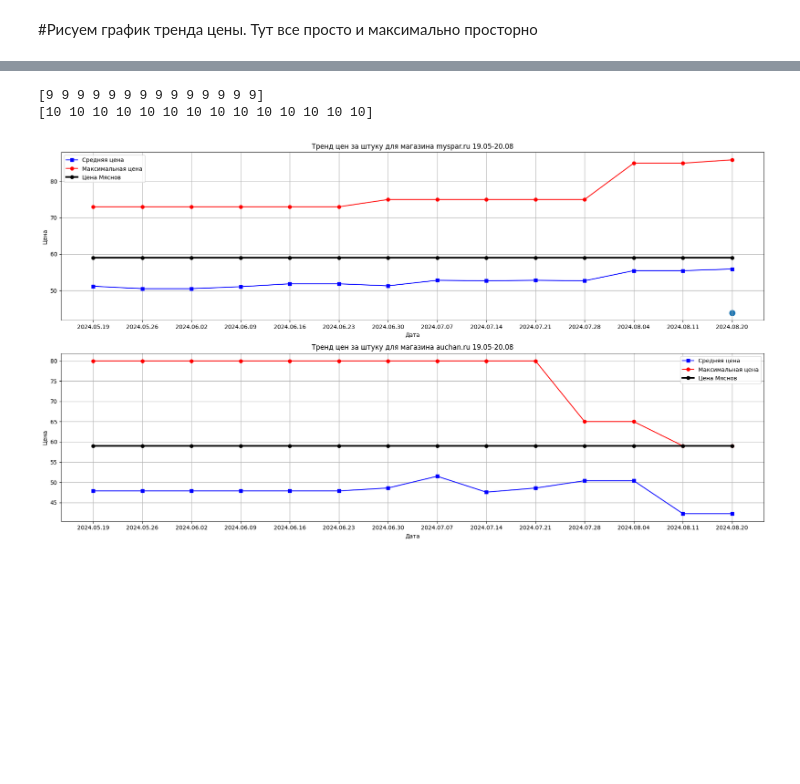
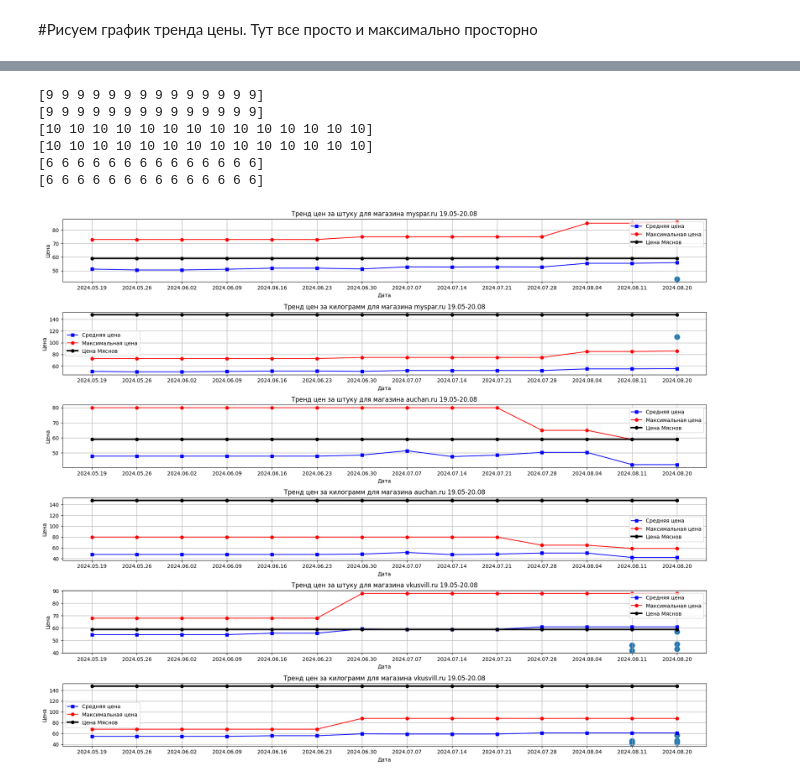
Before and after one commit to IvanNN19/Myasnov_product-_analysis, a Jupyter notebook: Мяснов_прод.ipynb, the cells around one changed output, grey strips where cells are left out. Saved outputs shown, nothing was run; the diff lists cells and outputs as text; code cells hidden in the pictures; blank space fills up the shorter version.

```diff
--- a/Мяснов_прод.ipynb
+++ b/Мяснов_прод.ipynb
@@ -186,51 +207,74 @@ result_df = result_df.sort_values(by = ['дата'], ascending=[True])
 # %%
 #Делаем матрички резов для каждого магазина & graf Новая визуализация
-fig, axes = plt.subplots(nrows=len(store_array) * 1, ncols=1, figsize=(18, len(store_array) * 5))
+fig, axes = plt.subplots(nrows=len(store_array) * 2, ncols=1, figsize=(18, len(store_array) * 5))
 i = 0
 for store in store_array:
   #Делаем матрички резов
   ndf = result_df.groupby(['маркет', 'дата']).agg({'цена' : ['max', 'mean', 'count']})
-  myasnov_df = result_df.groupby(['маркет', 'дата']).agg({'SKU-Продукты/Цена77' : ['mean']})
+  store_a_df = ndf.loc[store]
 
-  store_a_df = ndf.loc[store]
-  myasnov_price = myasnov_df.loc[store]['SKU-Продукты/Цена77']['mean'].to_numpy()
-
-  # Создание матрицы для цены за штуку n x m (n = количество записей, m = 3 столбца: Дата, Средняя цена, Максимальная цена)
   mean_prices = store_a_df['цена']['mean'].to_numpy()
   max_prices = store_a_df['цена']['max'].to_numpy()
   count_prices = store_a_df['цена']['count'].to_numpy()
 
-  matrix = np.empty((len(dates), 3), dtype=object)
-  matrix[:, 0] = dates
-  matrix[:, 1] = mean_prices
-  matrix[:, 2] = max_prices
 
-  # Извлекаем данные из матрицы_за штуку
-  dates = matrix[:, 0]  # Столбец с датами
-  mean_prices = matrix[:, 1].astype(float)  # Столбец со средними ценами (преобразуем в float)
-  max_prices = matrix[:, 2].astype(float)   # Столбец с максимальными ценами (преобразуем в float)
+  if reg_array[0] == 'nizhny_novgorod':
+    myasnov_df = result_df.groupby(['маркет', 'дата']).agg({'SKU-Продукты/Цена52' : ['mean']})
+    myasnov_price = myasnov_df.loc[store]['SKU-Продукты/Цена52']['mean'].to_numpy()
+  else:
+    myasnov_df = result_df.groupby(['маркет', 'дата']).agg({'SKU-Продукты/Цена77' : ['mean']})
+    myasnov_price = myasnov_df.loc[store]['SKU-Продукты/Цена77']['mean'].to_numpy()
 
 # Первый график: Цена на товар shtuka
   axes[i].plot(dates, mean_prices, marker='s', label='Средняя цена', color='blue')
   axes[i].plot(dates, max_prices, marker='o', label='Максимальная цена', color='red')
   axes[i].plot(dates, myasnov_price, marker='o', label='Цена Мяснов', linewidth= 3, color='black')
   axes[i].scatter(bad_result_df[bad_result_df['маркет'] == store]['дата'], bad_result_df[bad_result_df['маркет'] == store]['цена'], linewidth= 5)
 
   print(count_prices)
   # Настройки графика
   axes[i].set_title('Тренд цен за штуку для магазина %s 19.05-20.08' %store)
   axes[i].set_ylabel('Цена')
   axes[i].set_xlabel('Дата')
   axes[i].grid(True)
   axes[i].legend()
 
-  # i+=2
-  i+=1
+  #второй график, КГ
+  kg_new_df = result_df.groupby(['маркет', 'дата']).agg({'цена' : ['max', 'mean']})
+  store_kg_new_df = kg_new_df.loc[store]
+  mean__kg_prices = store_kg_new_df['цена']['mean'].to_numpy()
+  max_kg_prices = store_kg_new_df['цена']['max'].to_numpy()
+
+  if reg_array[0] == 'nizhny_novgorod':
+    myasnov_df_kg = result_df.groupby(['маркет', 'дата']).agg({'SKU-Продукты/Цена За КГ_Л 52' : ['mean']})
+    myasnov_kg_price = myasnov_df_kg.loc[store]['SKU-Продукты/Цена За КГ_Л 52']['mean'].to_numpy()
+  else:
+    myasnov_df_kg = result_df.groupby(['маркет', 'дата']).agg({'SKU-Продукты/Цена За КГ_Л 77' : ['mean']})
+    myasnov_kg_price = myasnov_df_kg.loc[store]['SKU-Продукты/Цена За КГ_Л 77']['mean'].to_numpy()
+
+  axes[i+1].plot(dates, mean__kg_prices, marker='s', label='Средняя цена', color='blue')
+  axes[i+1].plot(dates, max_kg_prices, marker='o', label='Максимальная цена', color='red')
+  axes[i+1].plot(dates, myasnov_kg_price, marker='o', label='Цена Мяснов', linewidth= 3, color='black')
+  axes[i+1].scatter(bad_result_df[bad_result_df['маркет'] == store]['дата'], bad_result_df[bad_result_df['маркет'] == store]['цена_Кг_л'], linewidth= 5)
+
+  print(count_prices)
+  # Настройки графика
+  axes[i+1].set_title('Тренд цен за %s для магазина %s 19.05-20.08' %(mas[nino-1], store))
+  axes[i+1].set_ylabel('Цена')
+  axes[i+1].set_xlabel('Дата')
+  axes[i+1].grid(True)
+  axes[i+1].legend()
+
+  i+=2
 
 # Показать график
 plt.tight_layout()
 plt.show()
 # %% [output]
+[9 9 9 9 9 9 9 9 9 9 9 9 9 9]
 [9 9 9 9 9 9 9 9 9 9 9 9 9 9]
 [10 10 10 10 10 10 10 10 10 10 10 10 10 10]
+[10 10 10 10 10 10 10 10 10 10 10 10 10 10]
+[6 6 6 6 6 6 6 6 6 6 6 6 6 6]
+[6 6 6 6 6 6 6 6 6 6 6 6 6 6]
-[figure, old version]
+[figure, new version]
```
Also changed, not shown: parts of 3 cells of this notebook.
